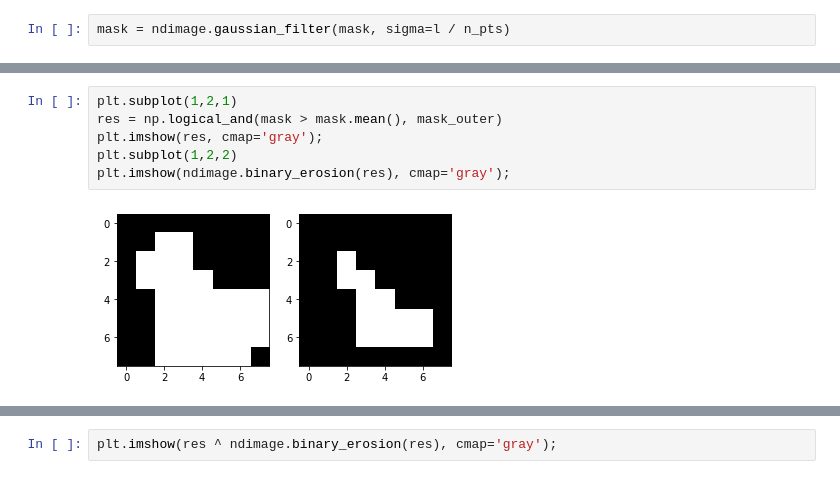
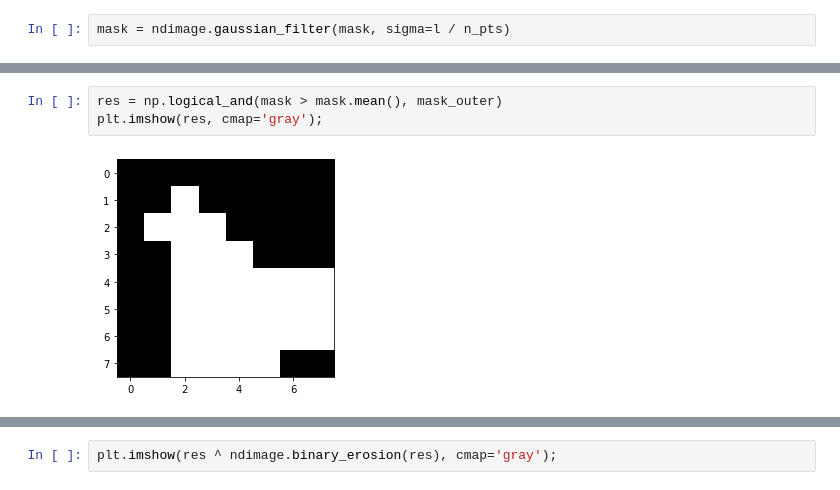
Before and after one commit to hansellperez/MATH578-personal, a Jupyter notebook: Lectures/Lec05_CS_RR.ipynb, the cells around one changed output, grey strips where cells are left out. Drawn from its saved outputs; the diff is of its cells as text.

```diff
--- a/Lectures/Lec05_CS_RR.ipynb
+++ b/Lectures/Lec05_CS_RR.ipynb
@@ -448,11 +399,8 @@ plt.imshow(mask, cmap='gray')
 # %%
-plt.subplot(1,2,1)
 res = np.logical_and(mask > mask.mean(), mask_outer)
 plt.imshow(res, cmap='gray');
-plt.subplot(1,2,2)
-plt.imshow(ndimage.binary_erosion(res), cmap='gray');
 # %% [output]
-[figure, old version]
+[figure, new version]
 # %%
 plt.imshow(ndimage.binary_erosion(res), cmap='gray');
 # %% [output]
```
Also changed, not shown: parts of 38 cells of this notebook.
